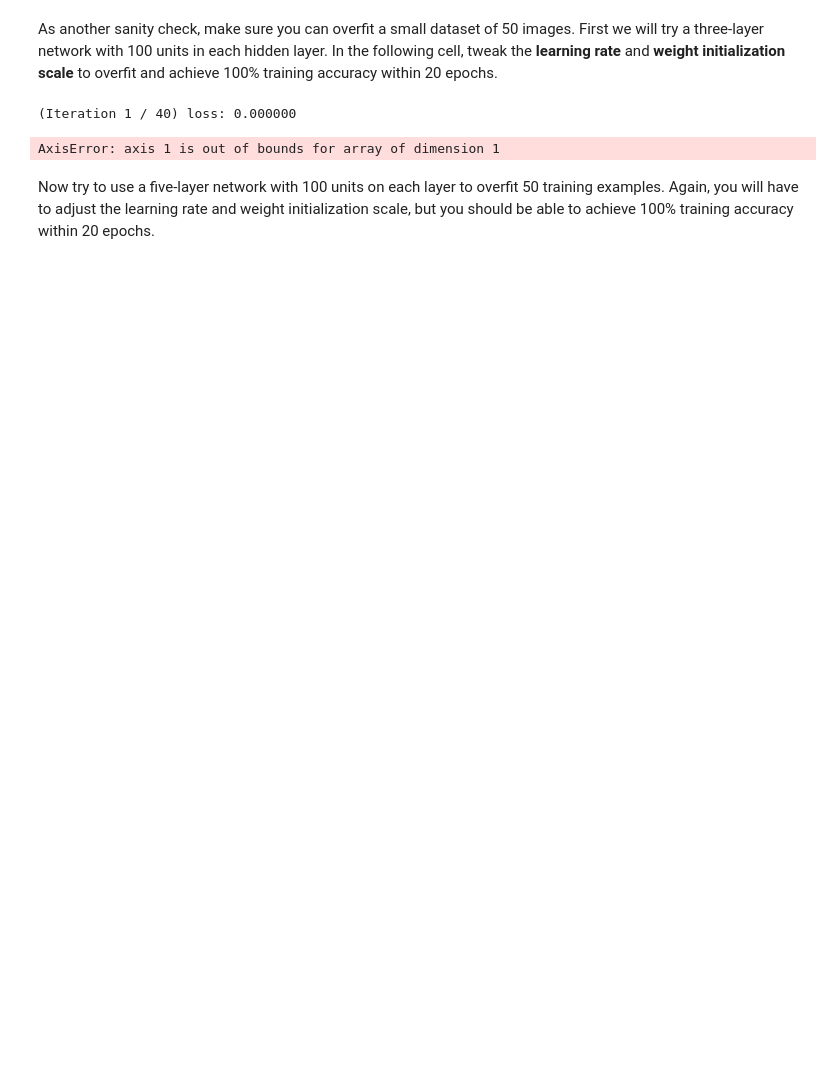
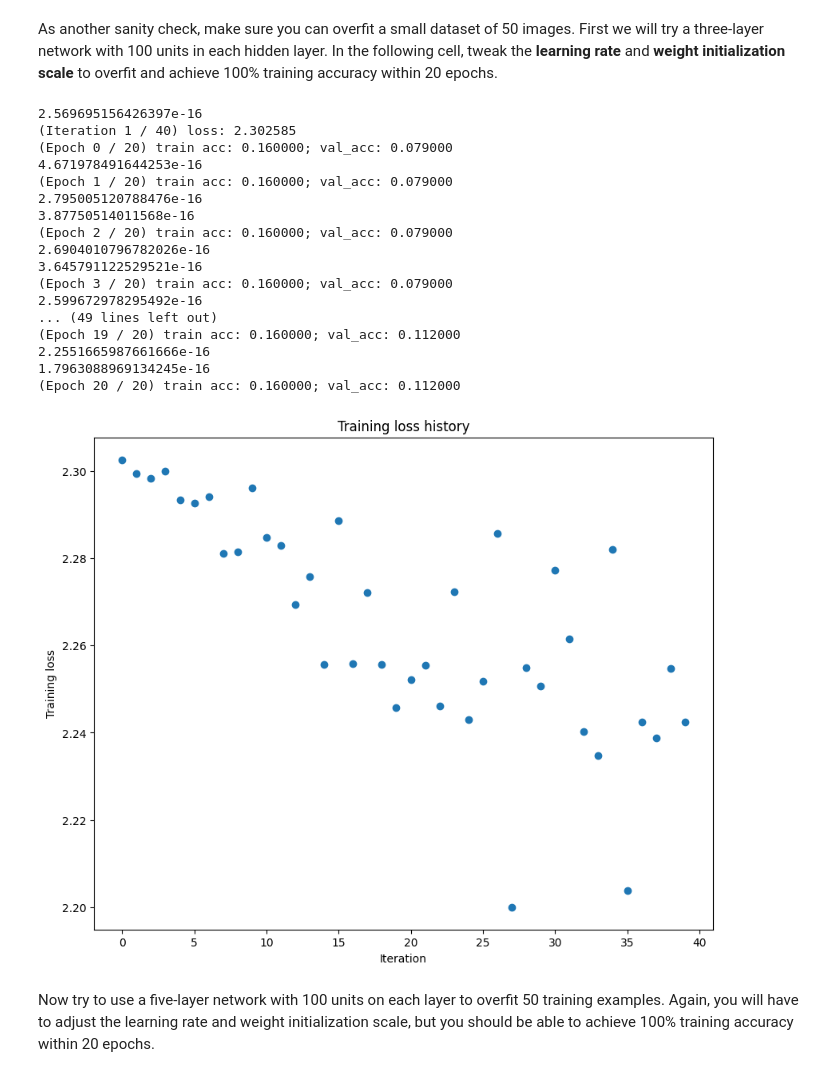
Before and after one commit to cuttle-fish-my/CS280_2023spring_backup, a Jupyter notebook: CS280-Spring23-Assignment2/Homework2_PartB/FullyConnectedNets.ipynb, the cells around one changed output. Cells and saved outputs as stored; diff of their text form; code cells hidden in the pictures; blank space fills up the shorter version.

```diff
--- a/CS280-Spring23-Assignment2/Homework2_PartB/FullyConnectedNets.ipynb
+++ b/CS280-Spring23-Assignment2/Homework2_PartB/FullyConnectedNets.ipynb
@@ -434,36 +449,52 @@ As another sanity check, make sure you can overfit a small dataset of 50 images.
 # %%
 # TODO: Use a three-layer Net to overfit 50 training examples by
 # tweaking just the learning rate and initialization scale.
 
 num_train = 50
 small_data = {
   'X_train': data['X_train'][:num_train],
   'y_train': data['y_train'][:num_train],
   'X_val': data['X_val'],
   'y_val': data['y_val'],
 }
 
-weight_scale = 1e-2   # Experiment with this!
-learning_rate = 1e-4  # Experiment with this!
+weight_scale = 1e-9   # Experiment with this!
+learning_rate = 1e-1  # Experiment with this!
 model = FullyConnectedNet([100, 100],
               weight_scale=weight_scale, dtype=np.float64)
 solver = Solver(model, small_data,
                 print_every=10, num_epochs=20, batch_size=25,
                 update_rule='sgd',
                 optim_config={
                   'learning_rate': learning_rate,
                 }
          )
 solver.train()
 
 plt.plot(solver.loss_history, 'o')
 plt.title('Training loss history')
 plt.xlabel('Iteration')
 plt.ylabel('Training loss')
 plt.show()
 # %% [output]
-(Iteration 1 / 40) loss: 0.000000
+2.569695156426397e-16
+(Iteration 1 / 40) loss: 2.302585
+(Epoch 0 / 20) train acc: 0.160000; val_acc: 0.079000
+4.671978491644253e-16
+(Epoch 1 / 20) train acc: 0.160000; val_acc: 0.079000
+2.795005120788476e-16
+3.87750514011568e-16
+(Epoch 2 / 20) train acc: 0.160000; val_acc: 0.079000
+2.6904010796782026e-16
+3.645791122529521e-16
+(Epoch 3 / 20) train acc: 0.160000; val_acc: 0.079000
+2.599672978295492e-16
+... (49 lines left out)
+(Epoch 19 / 20) train acc: 0.160000; val_acc: 0.112000
+2.2551665987661666e-16
+1.7963088969134245e-16
+(Epoch 20 / 20) train acc: 0.160000; val_acc: 0.112000
-AxisError: axis 1 is out of bounds for array of dimension 1
+[figure, added]
 # %% [markdown]
 Now try to use a five-layer network with 100 units on each layer to overfit 50 training examples. Again, you will have to adjust the learning rate and weight initialization scale, but you should be able to achieve 100% training accuracy within 20 epochs.
 # %%
```
Also changed, not shown: parts of 4 cells of this notebook, 1 other file.
